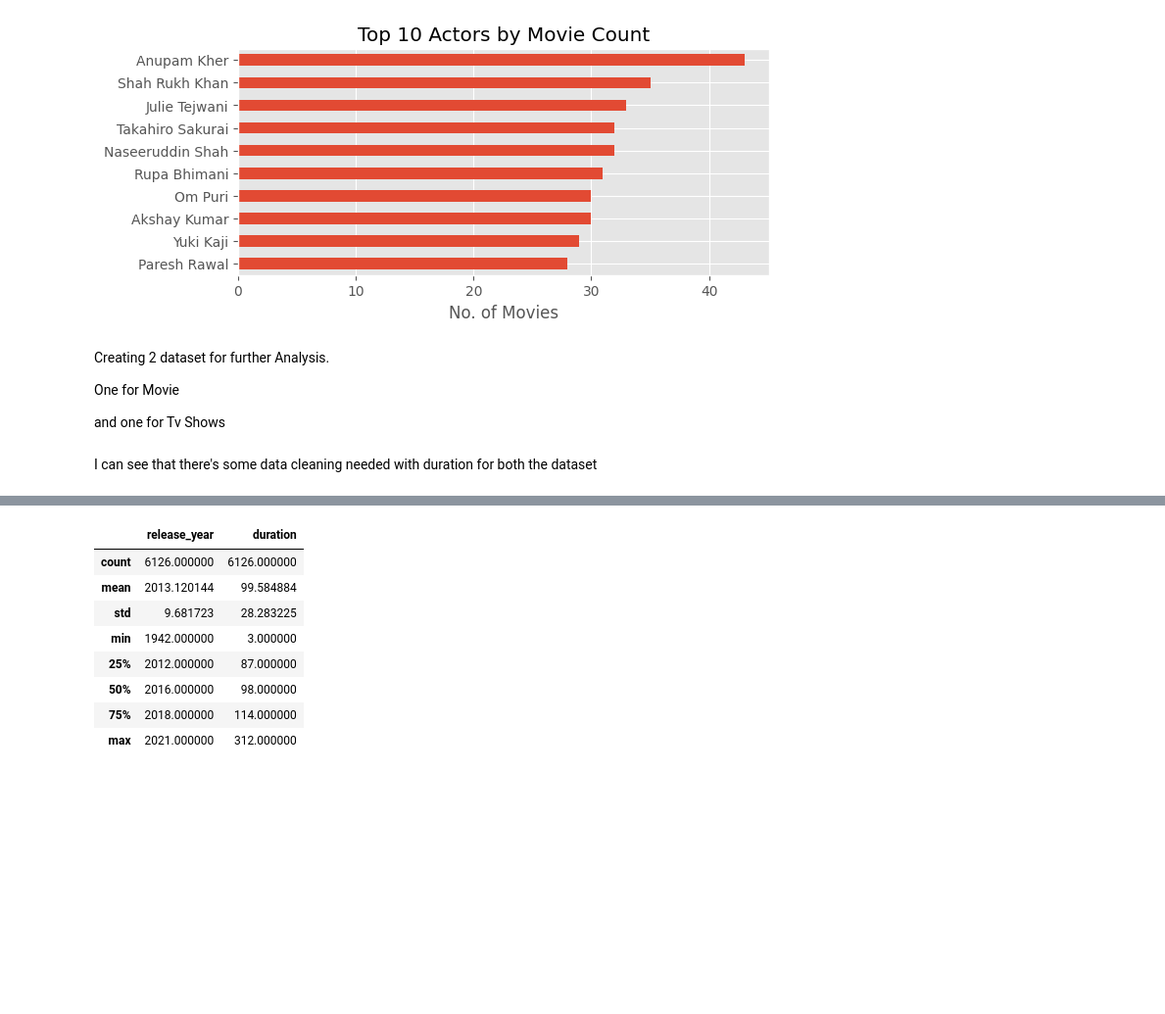
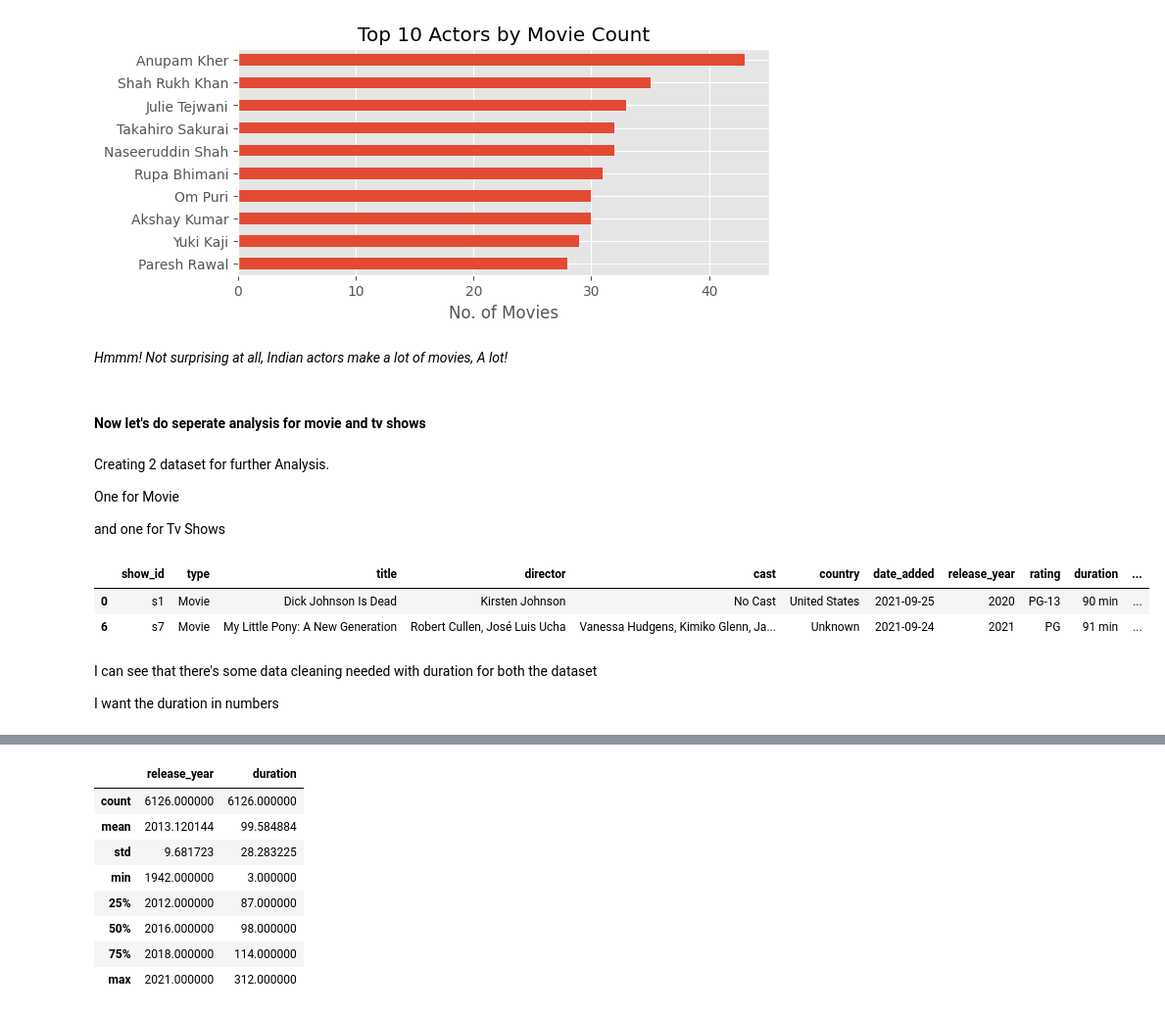
Before and after one commit to yipulerina/Data-Analyst-Projects, a Jupyter notebook: Netflix_EDA/netflix_eda.ipynb, the cells around one changed output, grey strips where cells are left out. Shown: that part at 98% size. Cells and saved outputs as stored; diff of their text form; code cells hidden in the pictures; blank space fills up the shorter version.

```diff
--- a/Netflix_EDA/netflix_eda.ipynb
+++ b/Netflix_EDA/netflix_eda.ipynb
@@ -307,2 +298,0 @@ We can see that 'date_added', 'rating' and 'duration' have a very small percenta
-# %%
-df = df.dropna(subset= ['date_added'],axis = 0)
@@ -313,2 +298,0 @@ df.shape
-# %%
-df = df.dropna(subset= ['rating','duration'],axis = 0)
@@ -417,6 +405,10 @@ ax.set_xlabel('No. of Movies')
 # %% [output]
 Text(0.5, 0, 'No. of Movies')
 [figure]
+# %% [markdown]
+*Hmmm! Not surprising at all, Indian actors make a lot of movies, A lot!*
+# %% [markdown]
+#### Now let's do seperate analysis for movie and tv shows
 # %% [markdown]
 Creating 2 dataset for further Analysis.
 
@@ -426,8 +418,16 @@ and one for Tv Shows
 # %%
 movies_df = df[df['type'] =='Movie']
 show_df = df[df['type'] == "TV Show"]
+# %%
+movies_df.head(2)
+# %% [output]
+|  | show_id | type | title | director | cast | country | date_added | release_year | rating | duration | ... |
+| 0 | s1 | Movie | Dick Johnson Is Dead | Kirsten Johnson | No Cast | United States | 2021-09-25 | 2020 | PG-13 | 90 min | ... |
+| 6 | s7 | Movie | My Little Pony: A New Generation | Robert Cullen, José Luis Ucha | Vanessa Hudgens, Kimiko Glenn, Ja... | Unknown | 2021-09-24 | 2021 | PG | 91 min | ... |
 # %% [markdown]
 I can see that there's some data cleaning needed with duration for both the dataset
+
+I want the duration in numbers
 # %%
 movies_df['duration']= movies_df['duration'].str.replace('min',' ')
 # %%
```
Also changed, not shown: parts of 37 cells of this notebook.
